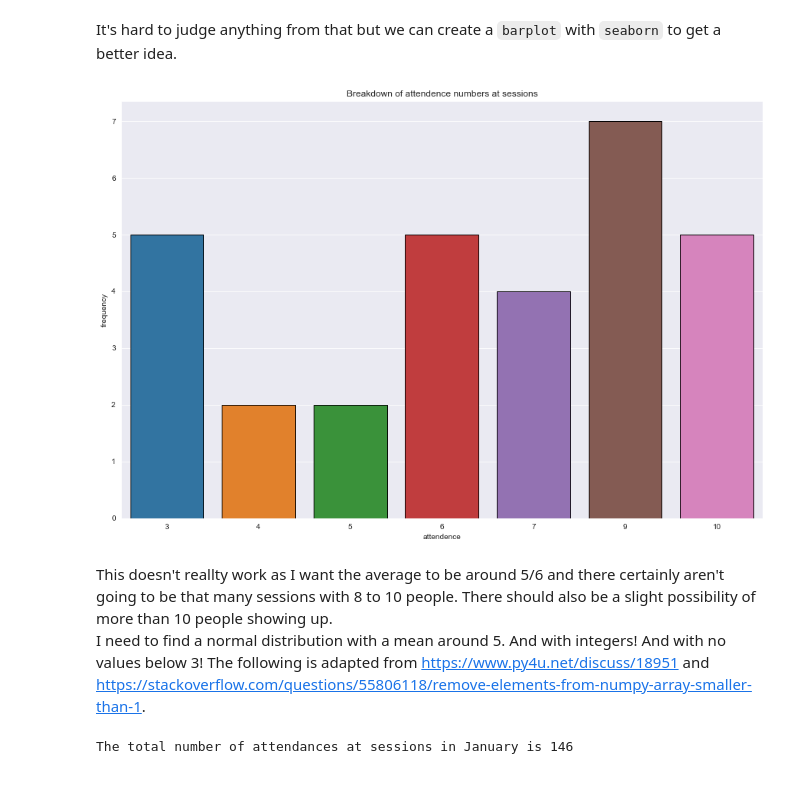
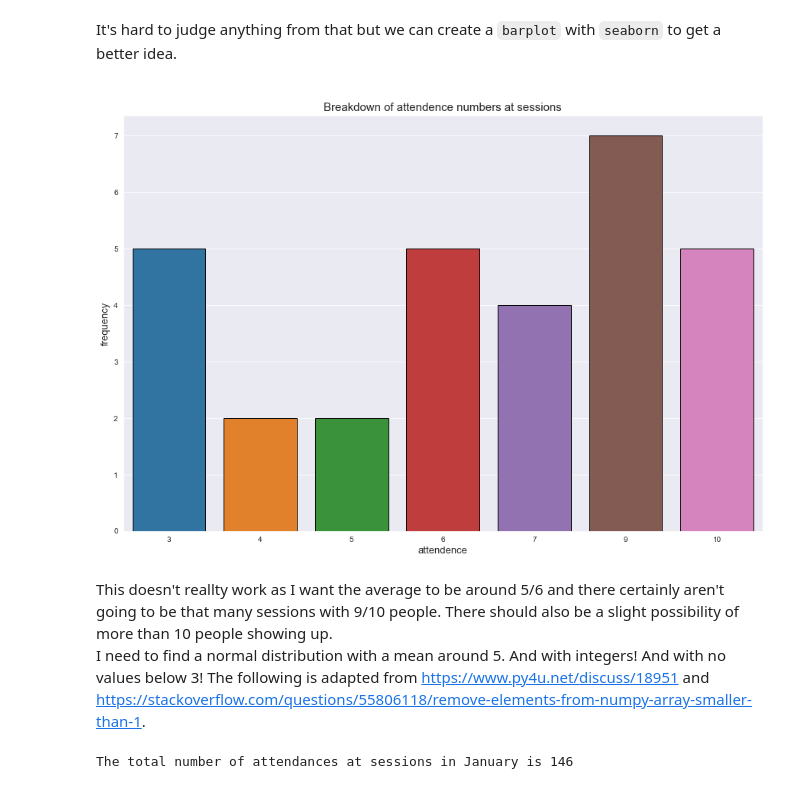
Before and after one commit to Caoimhinv/programming_for_DA_project, a Jupyter notebook: the_session.ipynb, the cells around one changed output. Cells and saved outputs as stored; diff of their text form; code cells hidden in the pictures.

```diff
--- a/the_session.ipynb
+++ b/the_session.ipynb
@@ -248,18 +268,18 @@ It's hard to judge anything from that but we can create a `barplot` with `seabor
 # %%
 # add up the frequency of each unique value
 unique, counts = np.unique(x, return_counts=True)
 
 # set title and labels
-plt.title("Breakdown of attendence numbers at sessions")
-plt.xlabel("attendence")
-plt.ylabel("frequency")
+plt.title("\nBreakdown of attendence numbers at sessions", size=15)
+plt.xlabel("attendence", size=13)
+plt.ylabel("frequency", size=13)
 
 # plots the results
 sns.barplot(x = unique, y = counts, edgecolor='k');
 # %% [output]
-[figure, old version]
+[figure, new version]
 # %% [markdown]
-This doesn't reallty work as I want the average to be around 5/6 and there certainly aren't going to be that many sessions with 8 to 10 people. There should also be a slight possibility of more than 10 people showing up.
+This doesn't reallty work as I want the average to be around 5/6 and there certainly aren't going to be that many sessions with 9/10 people. There should also be a slight possibility of more than 10 people showing up.
 I need to find a normal distribution with a mean around 5. And with integers! And with no values below 3! The following is adapted from https://www.py4u.net/discuss/18951 and https://stackoverflow.com/questions/55806118/remove-elements-from-numpy-array-smaller-than-1.
 # %%
 # sets mean, standard deviation and size of array
```
Also changed, not shown: parts of 48 cells of this notebook, 2 other files.
